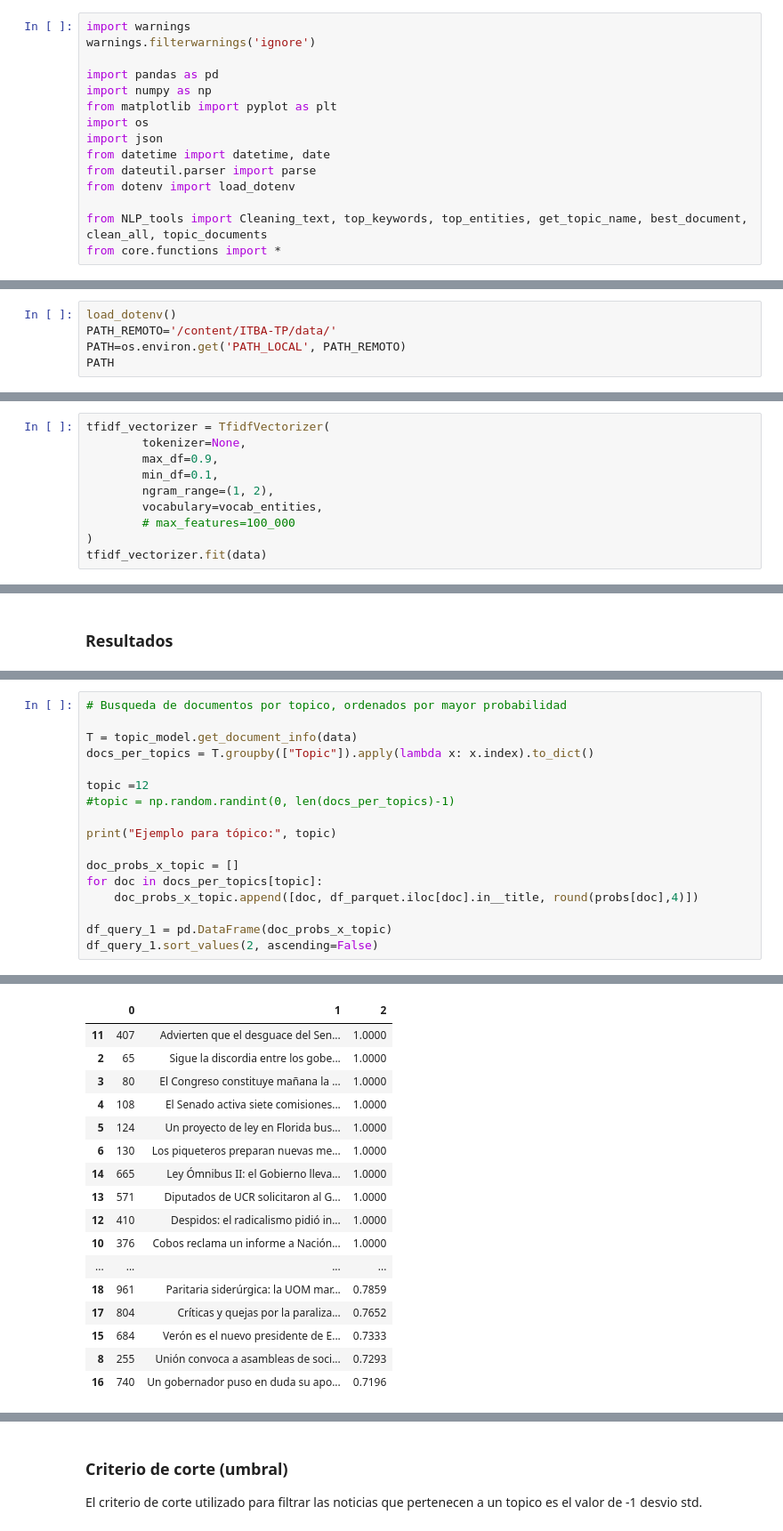
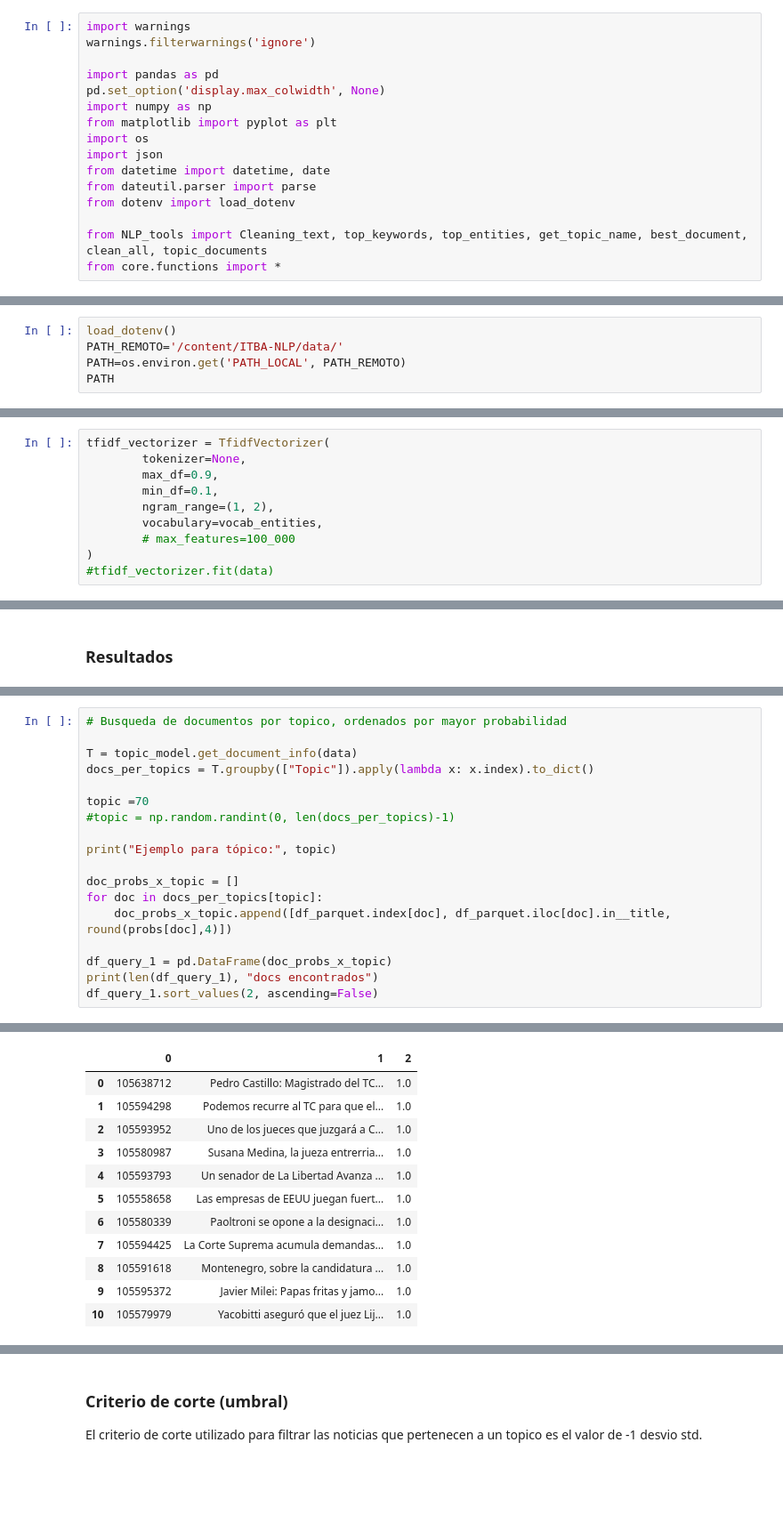
Before and after one commit to gabrielfernandorey/ITBA-NLP, a Jupyter notebook: NLP_02_model.ipynb, the cells around one changed output, grey strips where cells are left out. Shown: that part at 89% size. Cells and saved outputs as stored; diff of their text form; blank space fills up the shorter version.

```diff
--- a/NLP_02_model.ipynb
+++ b/NLP_02_model.ipynb
@@ -12,6 +12,7 @@ import warnings
 warnings.filterwarnings('ignore')
 
 import pandas as pd
+pd.set_option('display.max_colwidth', None)
 import numpy as np
 from matplotlib import pyplot as plt
 import os
@@ -51,7 +52,7 @@ El índice News ya existe. Saltando inicialización de base de datos.
 ### Path
 # %%
 load_dotenv()
-PATH_REMOTO='/content/ITBA-TP/data/'
+PATH_REMOTO='/content/ITBA-NLP/data/'
 PATH=os.environ.get('PATH_LOCAL', PATH_REMOTO)
 PATH
 # %% [output]
@@ -100,7 +101,7 @@ tfidf_vectorizer = TfidfVectorizer(
         vocabulary=vocab_entities,
         # max_features=100_000
 )
-tfidf_vectorizer.fit(data)
+#tfidf_vectorizer.fit(data)
 # %% [markdown]
 Capas del modelo BERTopic
 # %%
@@ -163,15 +175,16 @@ Cantidad de tópicos 19 (incluye topico -1)
 T = topic_model.get_document_info(data)
 docs_per_topics = T.groupby(["Topic"]).apply(lambda x: x.index).to_dict()
 
-topic =12
+topic =70
 #topic = np.random.randint(0, len(docs_per_topics)-1)
 
 print("Ejemplo para tópico:", topic)
 
 doc_probs_x_topic = []
 for doc in docs_per_topics[topic]:
-    doc_probs_x_topic.append([doc, df_parquet.iloc[doc].in__title, round(probs[doc],4)])
+    doc_probs_x_topic.append([df_parquet.index[doc], df_parquet.iloc[doc].in__title, round(probs[doc],4)])
 
 df_query_1 = pd.DataFrame(doc_probs_x_topic)
+print(len(df_query_1), "docs encontrados")
 df_query_1.sort_values(2, ascending=False)
 # %% [output]
@@ -179,17 +193,12 @@ Ejemplo para tópico: 12
 |  | 0 | 1 | 2 |
-| 11 | 407 | Advierten que el desguace del Sen... | 1.0000 |
-| 2 | 65 | Sigue la discordia entre los gobe... | 1.0000 |
-| 3 | 80 | El Congreso constituye mañana la ... | 1.0000 |
-| 4 | 108 | El Senado activa siete comisiones... | 1.0000 |
-| 5 | 124 | Un proyecto de ley en Florida bus... | 1.0000 |
-| 6 | 130 | Los piqueteros preparan nuevas me... | 1.0000 |
-| 14 | 665 | Ley Ómnibus II: el Gobierno lleva... | 1.0000 |
-| 13 | 571 | Diputados de UCR solicitaron al G... | 1.0000 |
-| 12 | 410 | Despidos: el radicalismo pidió in... | 1.0000 |
-| 10 | 376 | Cobos reclama un informe a Nación... | 1.0000 |
-| ... | ... | ... | ... |
-| 18 | 961 | Paritaria siderúrgica: la UOM mar... | 0.7859 |
-| 17 | 804 | Críticas y quejas por la paraliza... | 0.7652 |
-| 15 | 684 | Verón es el nuevo presidente de E... | 0.7333 |
-| 8 | 255 | Unión convoca a asambleas de soci... | 0.7293 |
-| 16 | 740 | Un gobernador puso en duda su apo... | 0.7196 |
+| 0 | 105638712 | Pedro Castillo: Magistrado del TC... | 1.0 |
+| 1 | 105594298 | Podemos recurre al TC para que el... | 1.0 |
+| 2 | 105593952 | Uno de los jueces que juzgará a C... | 1.0 |
+| 3 | 105580987 | Susana Medina, la jueza entrerria... | 1.0 |
+| 4 | 105593793 | Un senador de La Libertad Avanza ... | 1.0 |
+| 5 | 105558658 | Las empresas de EEUU juegan fuert... | 1.0 |
+| 6 | 105580339 | Paoltroni se opone a la designaci... | 1.0 |
+| 7 | 105594425 | La Corte Suprema acumula demandas... | 1.0 |
+| 8 | 105591618 | Montenegro, sobre la candidatura ... | 1.0 |
+| 9 | 105595372 | Javier Milei: Papas fritas y jamo... | 1.0 |
+| 10 | 105579979 | Yacobitti aseguró que el juez Lij... | 1.0 |
```
Also changed, not shown: parts of 17 cells of this notebook, 4 other files.
